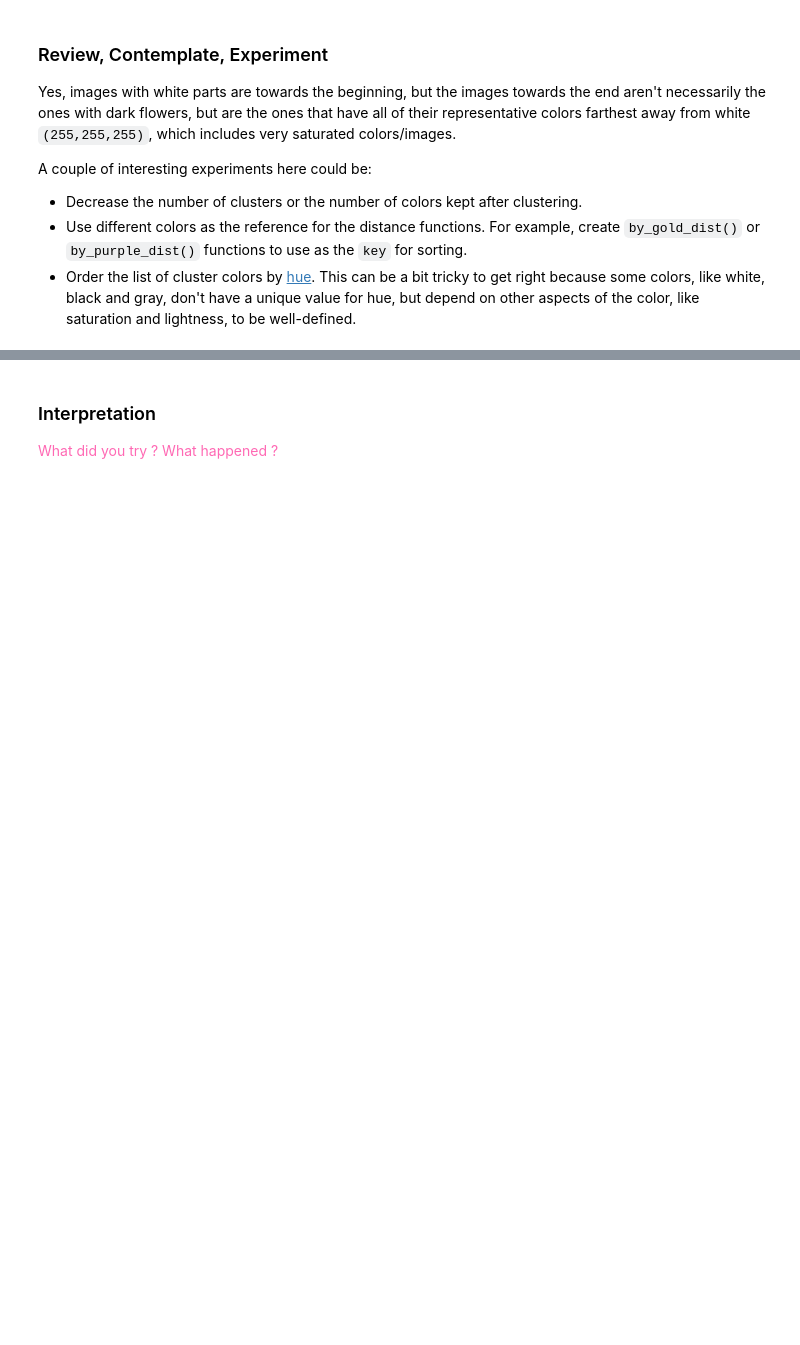
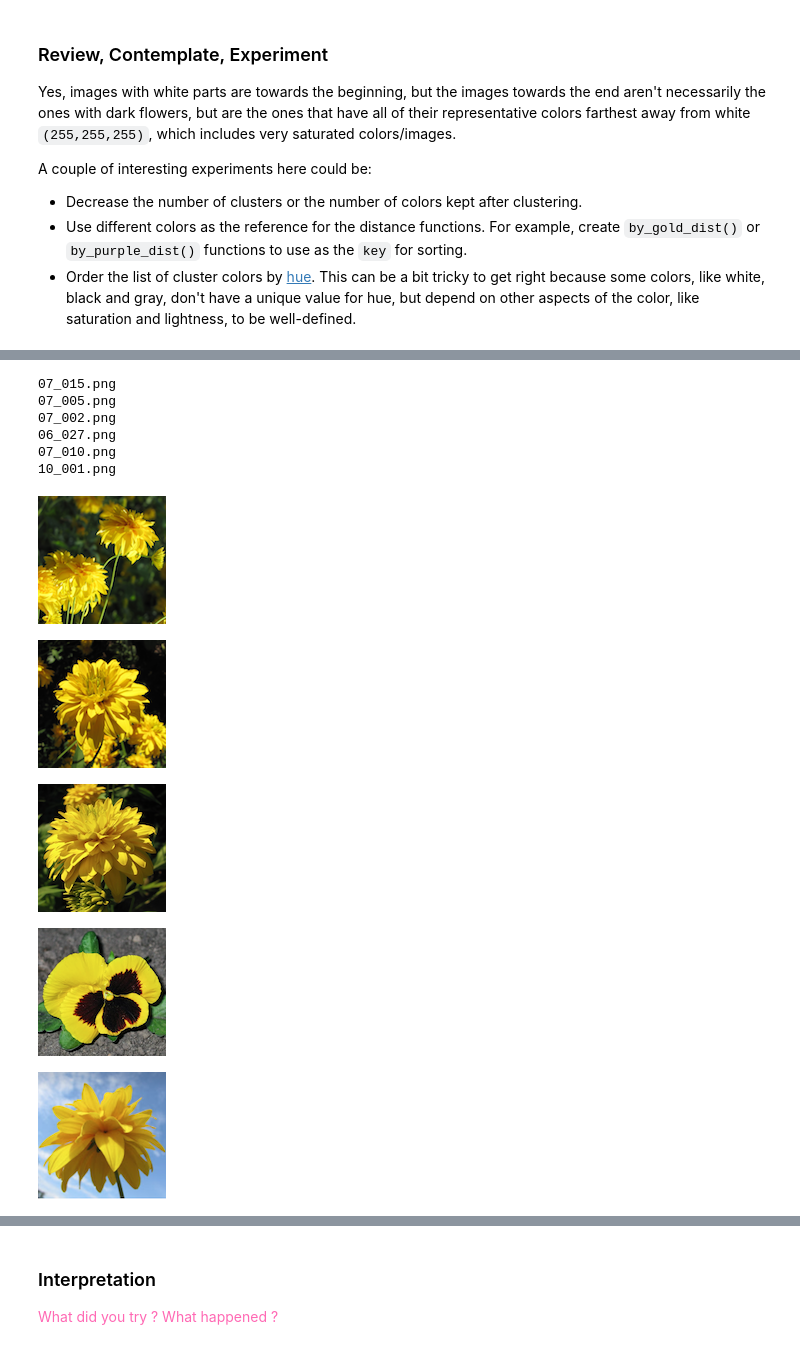
Before and after one commit to Machine-Learning-Lessons/Homework09, a Jupyter notebook: Homework09.ipynb, the cells around one changed output, grey strips where cells are left out. Drawn from its saved outputs; the diff is of its cells as text; code cells hidden in the pictures; blank space fills up the shorter version.

```diff
--- a/Homework09.ipynb
+++ b/Homework09.ipynb
@@ -673,0 +718,29 @@ A couple of interesting experiments here could be:
+# %%
+def by_gold_dist(A):
+  gold = [255, 215, 0]
+  return min_color_distance(gold, A["colors"])
+
+file_colors_sorted = sorted(file_colors, key=by_gold_dist)
+files_sorted = [A["filename"] for A in file_colors_sorted]
+
+with open("./data/flower_order.json", "w") as ofp:
+  json.dump(files_sorted, ofp)
+
+
+for f in files_sorted[:6]:
+   print(f)
+
+for f in files_sorted[:5]:
+  display(PImage.open(f"{IMG_DIR}/{f}"))
+# %% [output]
+07_015.png
+07_005.png
+07_002.png
+06_027.png
+07_010.png
+10_001.png
+[figure, added]
+[figure, added]
+[figure, added]
+[figure, added]
+[figure, added]
```
Also changed, not shown: parts of 8 cells of this notebook.
